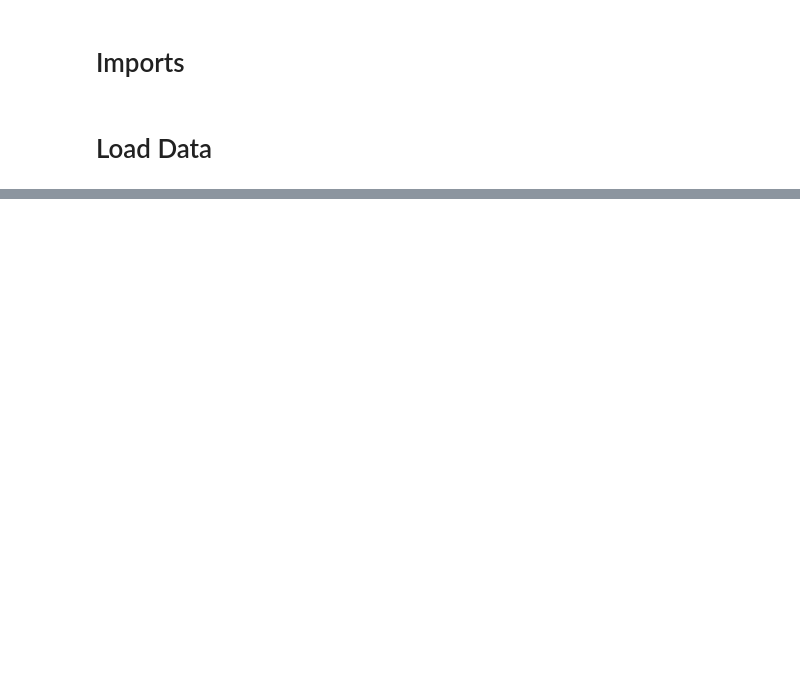
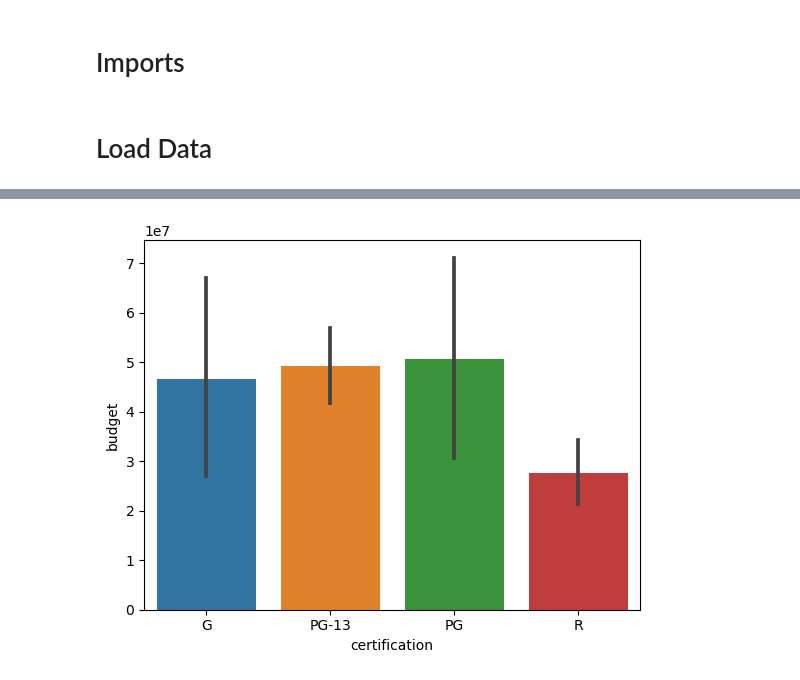
Before and after one commit to jamesbelk0/IMDB_MySQL_Database, a Jupyter notebook: Exploratory_Data_Analysis.ipynb, the cells around one changed output, grey strips where cells are left out. Cells and saved outputs as stored; diff of their text form; code cells hidden in the pictures; blank space fills up the shorter version.

```diff
--- a/Exploratory_Data_Analysis.ipynb
+++ b/Exploratory_Data_Analysis.ipynb
@@ -18,0 +87,7 @@ year_2000
+# %%
+sns.barplot(x='certification',
+           y='budget',
+           data = df)
+plt.show();
+# %% [output]
+[figure, added]
```
Also changed, not shown: parts of 16 cells of this notebook, 4 other files.
